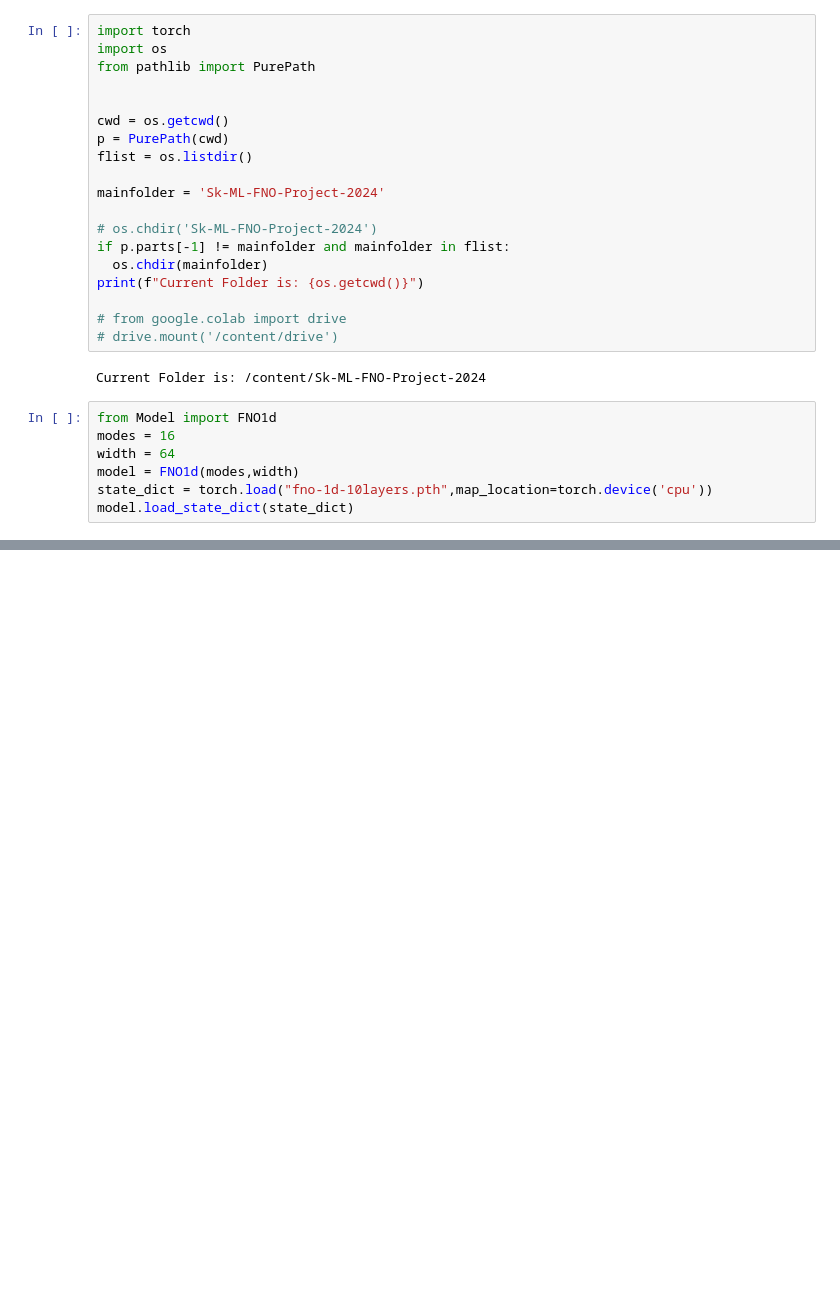
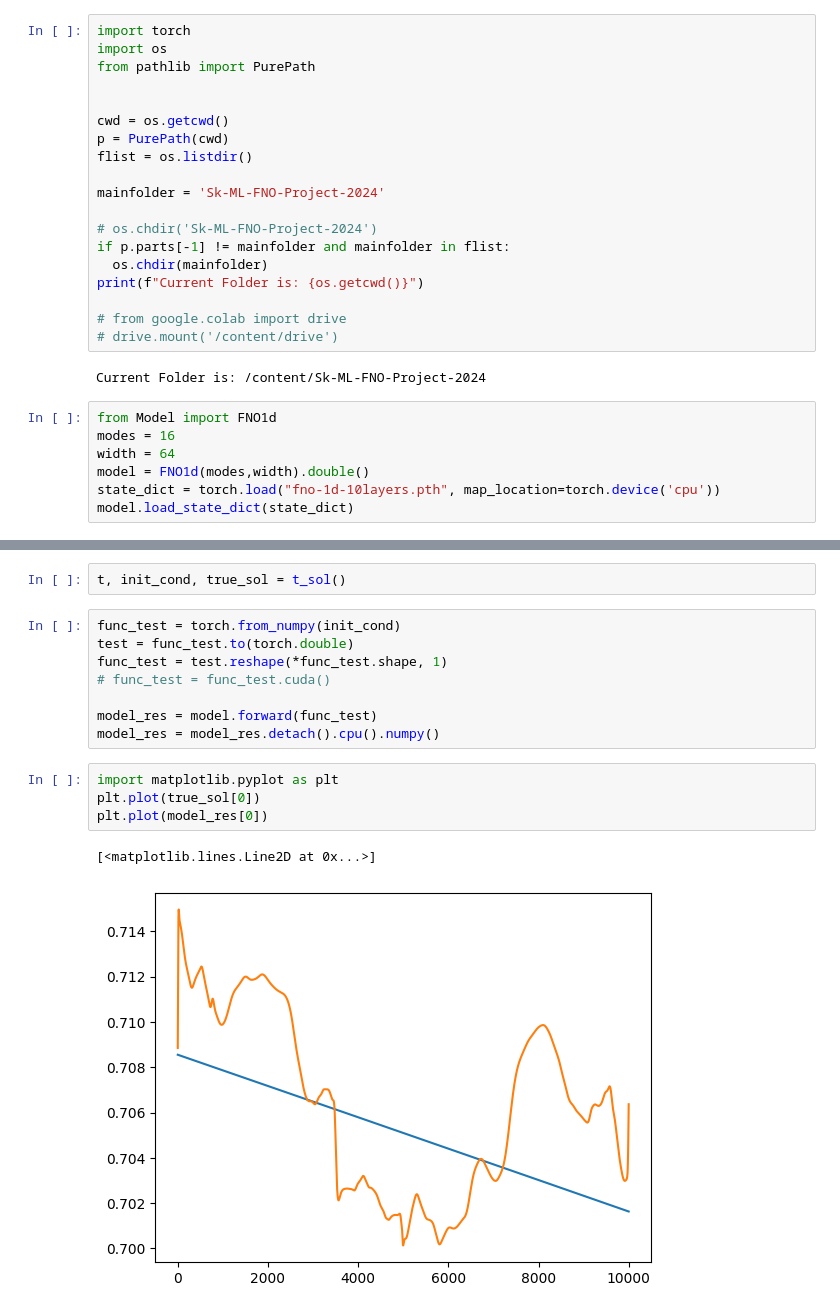
Before and after one commit to miamvmian/MLHW, a Jupyter notebook: testing.ipynb, the cells around one changed output, grey strips where cells are left out. Drawn from its saved outputs; the diff is of its cells as text; blank space fills up the shorter version.

```diff
--- a/testing.ipynb
+++ b/testing.ipynb
@@ -35,6 +29,6 @@ Current Folder is: /content/Sk-ML-FNO-Project-2024
 from Model import FNO1d
 modes = 16
 width = 64
-model = FNO1d(modes,width)
-state_dict = torch.load("fno-1d-10layers.pth",map_location=torch.device('cpu'))
+model = FNO1d(modes,width).double()
+state_dict = torch.load("fno-1d-10layers.pth", map_location=torch.device('cpu'))
 model.load_state_dict(state_dict)
@@ -40,0 +90,17 @@ model.load_state_dict(state_dict)
+# %%
+t, init_cond, true_sol = t_sol()
+# %%
+func_test = torch.from_numpy(init_cond)
+test = func_test.to(torch.double)
+func_test = test.reshape(*func_test.shape, 1)
+# func_test = func_test.cuda()
+
+model_res = model.forward(func_test)
+model_res = model_res.detach().cpu().numpy()
+# %%
+import matplotlib.pyplot as plt
+plt.plot(true_sol[0])
+plt.plot(model_res[0])
+# %% [output]
+[<matplotlib.lines.Line2D at 0x...>]
+[figure, added]
```
Also changed, not shown: parts of 3 cells of this notebook.
